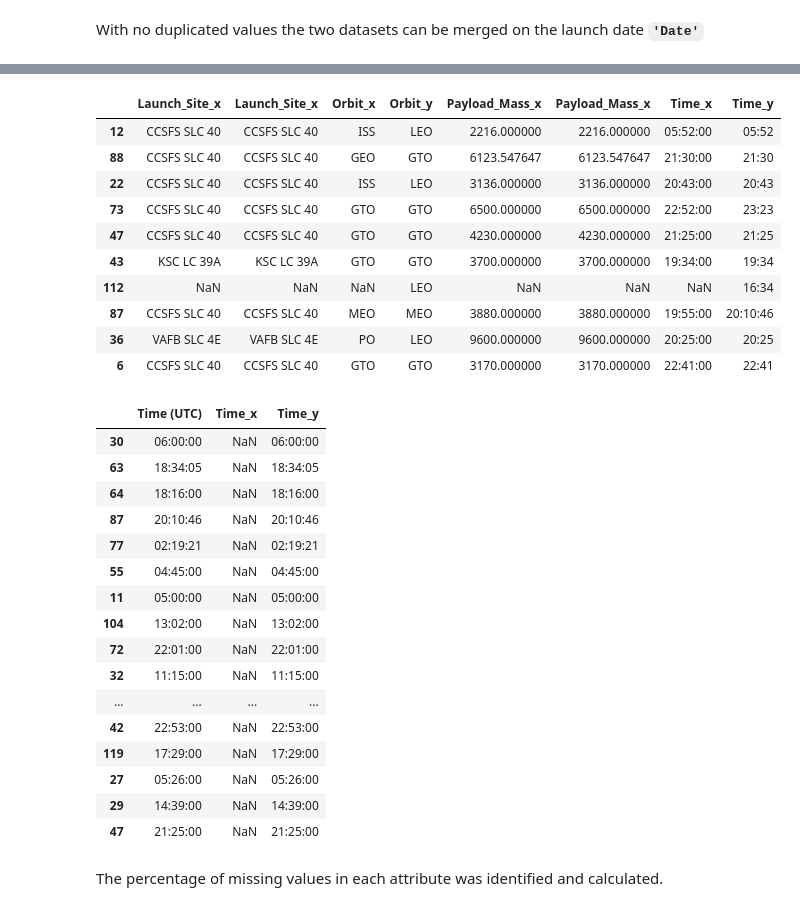
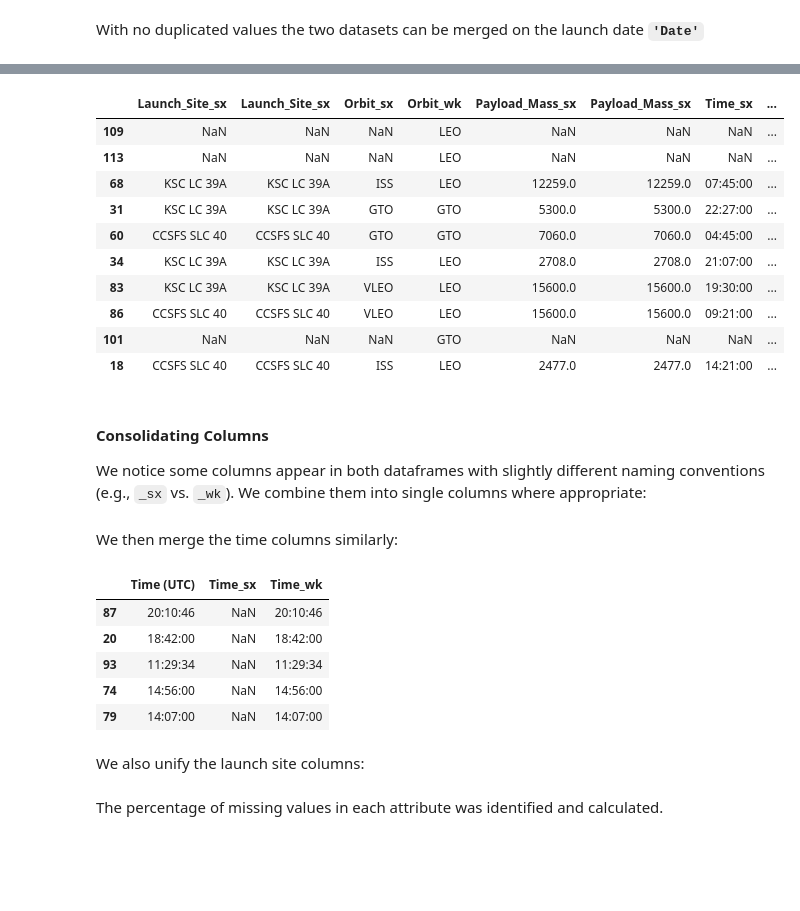
Before and after one commit to jgp-13/SpaceX_project, a Jupyter notebook: notebooks/Lab_3_Data_Wrangling.ipynb, the cells around one changed output, grey strips where cells are left out. Saved outputs shown, nothing was run; the diff lists cells and outputs as text; code cells hidden in the pictures; blank space fills up the shorter version.

```diff
--- a/notebooks/Lab_3_Data_Wrangling_Completed.ipynb
+++ b/notebooks/Lab_3_Data_Wrangling.ipynb
@@ -123,7 +125,6 @@ In the second Dataset there are 0 launches on the same day (duplicated values).
 # %% [markdown]
 With no duplicated values the two datasets can be merged on the launch date **`'Date'`**
 # %%
-df = pd.merge(df1,df2, on = 'Date', how='right')
-df = df[sorted(df.columns)]
-df.sample(10)
+df = df1.merge(df2, on = 'Date', how='right', suffixes=['_sx', '_wk'])
+df.info()
 # %% [output]
@@ -176,50 +165,44 @@ df[[ 'Booster_Version_x', 'Booster_Version_y', 'Serial', 'Customer_x','Customer_
-# %%
-
-df[['Launch_Site_x', 'Launch_Site_x', 'Orbit_x', 'Orbit_y','Payload_Mass_x','Payload_Mass_x','Time_x','Time_y']].sample(10)
-# %% [output]
-|  | Launch_Site_x | Launch_Site_x | Orbit_x | Orbit_y | Payload_Mass_x | Payload_Mass_x | Time_x | Time_y |
-| 12 | CCSFS SLC 40 | CCSFS SLC 40 | ISS | LEO | 2216.000000 | 2216.000000 | 05:52:00 | 05:52 |
-| 88 | CCSFS SLC 40 | CCSFS SLC 40 | GEO | GTO | 6123.547647 | 6123.547647 | 21:30:00 | 21:30 |
-| 22 | CCSFS SLC 40 | CCSFS SLC 40 | ISS | LEO | 3136.000000 | 3136.000000 | 20:43:00 | 20:43 |
-| 73 | CCSFS SLC 40 | CCSFS SLC 40 | GTO | GTO | 6500.000000 | 6500.000000 | 22:52:00 | 23:23 |
-| 47 | CCSFS SLC 40 | CCSFS SLC 40 | GTO | GTO | 4230.000000 | 4230.000000 | 21:25:00 | 21:25 |
-| 43 | KSC LC 39A | KSC LC 39A | GTO | GTO | 3700.000000 | 3700.000000 | 19:34:00 | 19:34 |
-| 112 | NaN | NaN | NaN | LEO | NaN | NaN | NaN | 16:34 |
-| 87 | CCSFS SLC 40 | CCSFS SLC 40 | MEO | MEO | 3880.000000 | 3880.000000 | 19:55:00 | 20:10:46 |
-| 36 | VAFB SLC 4E | VAFB SLC 4E | PO | LEO | 9600.000000 | 9600.000000 | 20:25:00 | 20:25 |
-| 6 | CCSFS SLC 40 | CCSFS SLC 40 | GTO | GTO | 3170.000000 | 3170.000000 | 22:41:00 | 22:41 |
+# %%
+
+df[['Launch_Site_sx', 'Launch_Site_sx', 'Orbit_sx', 'Orbit_wk','Payload_Mass_sx','Payload_Mass_sx','Time_sx','Time_wk']].sample(10)
+# %% [output]
+|  | Launch_Site_sx | Launch_Site_sx | Orbit_sx | Orbit_wk | Payload_Mass_sx | Payload_Mass_sx | Time_sx | ... |
+| 109 | NaN | NaN | NaN | LEO | NaN | NaN | NaN | ... |
+| 113 | NaN | NaN | NaN | LEO | NaN | NaN | NaN | ... |
+| 68 | KSC LC 39A | KSC LC 39A | ISS | LEO | 12259.0 | 12259.0 | 07:45:00 | ... |
+| 31 | KSC LC 39A | KSC LC 39A | GTO | GTO | 5300.0 | 5300.0 | 22:27:00 | ... |
+| 60 | CCSFS SLC 40 | CCSFS SLC 40 | GTO | GTO | 7060.0 | 7060.0 | 04:45:00 | ... |
+| 34 | KSC LC 39A | KSC LC 39A | ISS | LEO | 2708.0 | 2708.0 | 21:07:00 | ... |
+| 83 | KSC LC 39A | KSC LC 39A | VLEO | LEO | 15600.0 | 15600.0 | 19:30:00 | ... |
+| 86 | CCSFS SLC 40 | CCSFS SLC 40 | VLEO | LEO | 15600.0 | 15600.0 | 09:21:00 | ... |
+| 101 | NaN | NaN | NaN | GTO | NaN | NaN | NaN | ... |
+| 18 | CCSFS SLC 40 | CCSFS SLC 40 | ISS | LEO | 2477.0 | 2477.0 | 14:21:00 | ... |
+# %% [markdown]
+#### Consolidating Columns
+We notice some columns appear in both dataframes with slightly different naming conventions (e.g., `_sx` vs. `_wk`). We combine them into single columns where appropriate:
 # %%
 columns_to_merge = ['Booster_Version', 'Customer', 'Orbit', 'Payload_Mass']
 
 for col in columns_to_merge:
-    df[col] = df[f"{col}_x"].combine_first(df[f"{col}_y"])  # Use _x if not NaN, otherwise _y
-    df.drop([f"{col}_x", f"{col}_y"], axis=1, inplace=True)  # Drop redundant columns
+    df[col] = df[f"{col}_sx"].combine_first(df[f"{col}_wk"])  # Use _sx if not NaN, otherwise _wk
+    df.drop([f"{col}_sx", f"{col}_wk"], axis=1, inplace=True)  # Drop redundant columns
+# %% [markdown]
+We then merge the time columns similarly:
 # %%
 # Convert to datetime and extract time as a string
-df['Time_x'] = pd.to_datetime(df['Time_x'], errors='coerce').dt.strftime('%H:%M:%S')
-df['Time_y'] = pd.to_datetime(df['Time_y'], errors='coerce').dt.strftime('%H:%M:%S')
+df['Time_sx'] = pd.to_datetime(df['Time_sx'], errors='coerce').dt.strftime('%H:%M:%S')
+df['Time_wk'] = pd.to_datetime(df['Time_wk'], errors='coerce').dt.strftime('%H:%M:%S')
 
-# Merge: Use 'Time_x' where available, otherwise take 'Time_y'
-df['Time (UTC)'] = df['Time_x'].combine_first(df['Time_y'])
+# Merge: Use 'Time_sx' where available, otherwise take 'Time_wk'
+df['Time (UTC)'] = df['Time_sx'].combine_first(df['Time_wk'])
 # %%
-df[['Time (UTC)','Time_x','Time_y']].sample(20)
+df[['Time (UTC)','Time_sx','Time_wk']].sample(5)
 # %% [output]
-|  | Time (UTC) | Time_x | Time_y |
-| 30 | 06:00:00 | NaN | 06:00:00 |
-| 63 | 18:34:05 | NaN | 18:34:05 |
-| 64 | 18:16:00 | NaN | 18:16:00 |
+|  | Time (UTC) | Time_sx | Time_wk |
 | 87 | 20:10:46 | NaN | 20:10:46 |
-| 77 | 02:19:21 | NaN | 02:19:21 |
-| 55 | 04:45:00 | NaN | 04:45:00 |
-| 11 | 05:00:00 | NaN | 05:00:00 |
-| 104 | 13:02:00 | NaN | 13:02:00 |
-| 72 | 22:01:00 | NaN | 22:01:00 |
-| 32 | 11:15:00 | NaN | 11:15:00 |
-| ... | ... | ... | ... |
-| 42 | 22:53:00 | NaN | 22:53:00 |
-| 119 | 17:29:00 | NaN | 17:29:00 |
-| 27 | 05:26:00 | NaN | 05:26:00 |
-| 29 | 14:39:00 | NaN | 14:39:00 |
-| 47 | 21:25:00 | NaN | 21:25:00 |
+| 20 | 18:42:00 | NaN | 18:42:00 |
+| 93 | 11:29:34 | NaN | 11:29:34 |
+| 74 | 14:56:00 | NaN | 14:56:00 |
+| 79 | 14:07:00 | NaN | 14:07:00 |
 # %%
 # Drop redundant columns
@@ -227 +210,3 @@ df.drop(['Time_x', 'Time_y'], axis=1, inplace=True)
+# %% [markdown]
+We also unify the launch site columns:
 # %%
```
Also changed, not shown: parts of 43 cells of this notebook, 6 other files.
